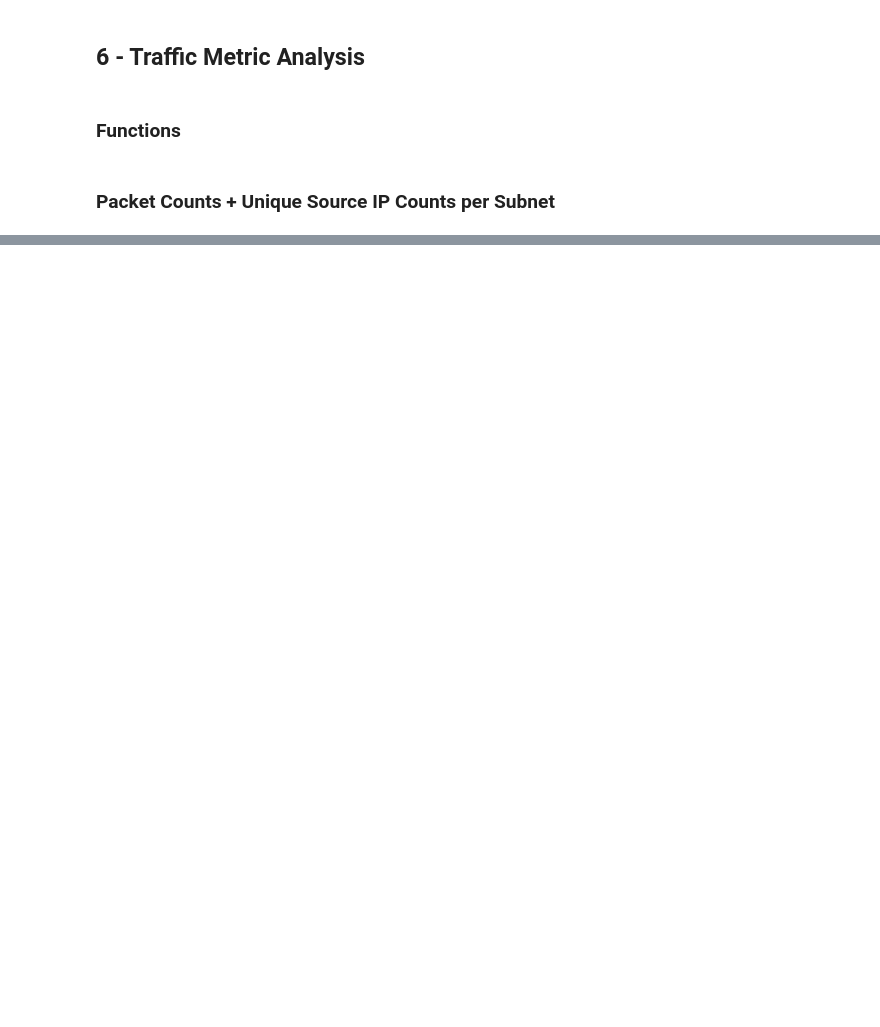
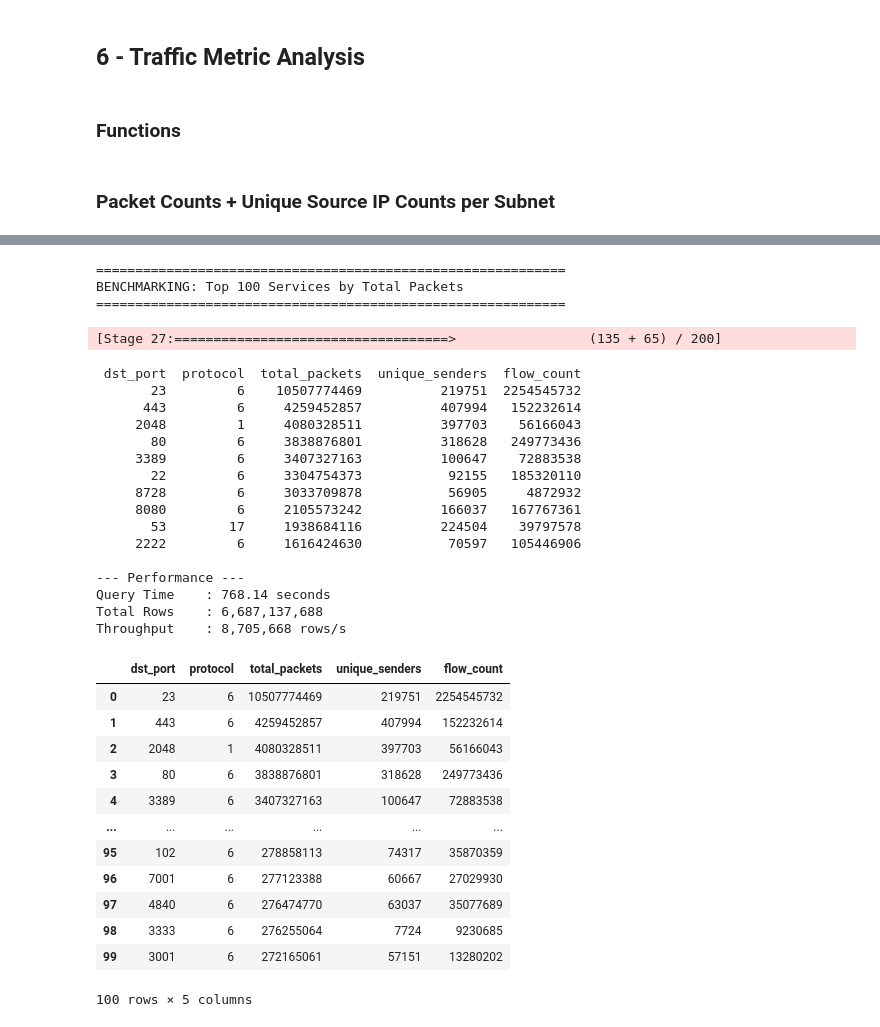
Before and after one commit to CAIDA/telescope_expanse_tutorial, a Jupyter notebook: example_notebooks/flowtuple_example.ipynb, the cells around one changed output, grey strips where cells are left out. Drawn from its saved outputs; the diff is of its cells as text; code cells hidden in the pictures; blank space fills up the shorter version.

```diff
--- a/example_notebooks/flowtuple_example.ipynb
+++ b/example_notebooks/flowtuple_example.ipynb
@@ -510,0 +815,43 @@ resultasn
+# %%
+# Query 5: Sorted Destination ports by packet counts
+q5_df = spark_df.groupBy("dst_port", "protocol").agg(
+    F.sum("packet_cnt").alias("total_packets"),
+    F.countDistinct("src_ip").alias("unique_senders"),
+    F.count("*").alias("flow_count")
+).orderBy(F.col("total_packets").desc()).limit(100)
+
+benchmark_query(q5_df, "Top 100 Services by Total Packets")
+# %% [output]
+============================================================
+BENCHMARKING: Top 100 Services by Total Packets
+============================================================
+[Stage 27:===================================>                 (135 + 65) / 200]
+ dst_port  protocol  total_packets  unique_senders  flow_count
+       23         6    10507774469          219751  2254545732
+      443         6     4259452857          407994   152232614
+     2048         1     4080328511          397703    56166043
+       80         6     3838876801          318628   249773436
+     3389         6     3407327163          100647    72883538
+       22         6     3304754373           92155   185320110
+     8728         6     3033709878           56905     4872932
+     8080         6     2105573242          166037   167767361
+       53        17     1938684116          224504    39797578
+     2222         6     1616424630           70597   105446906
+
+--- Performance ---
+Query Time    : 768.14 seconds
+Total Rows    : 6,687,137,688
+Throughput    : 8,705,668 rows/s
+|  | dst_port | protocol | total_packets | unique_senders | flow_count |
+| 0 | 23 | 6 | 10507774469 | 219751 | 2254545732 |
+| 1 | 443 | 6 | 4259452857 | 407994 | 152232614 |
+| 2 | 2048 | 1 | 4080328511 | 397703 | 56166043 |
+| 3 | 80 | 6 | 3838876801 | 318628 | 249773436 |
+| 4 | 3389 | 6 | 3407327163 | 100647 | 72883538 |
+| ... | ... | ... | ... | ... | ... |
+| 95 | 102 | 6 | 278858113 | 74317 | 35870359 |
+| 96 | 7001 | 6 | 277123388 | 60667 | 27029930 |
+| 97 | 4840 | 6 | 276474770 | 63037 | 35077689 |
+| 98 | 3333 | 6 | 276255064 | 7724 | 9230685 |
+| 99 | 3001 | 6 | 272165061 | 57151 | 13280202 |
+100 rows × 5 columns
```
Also changed, not shown: parts of 40 cells of this notebook, 3 other files.
